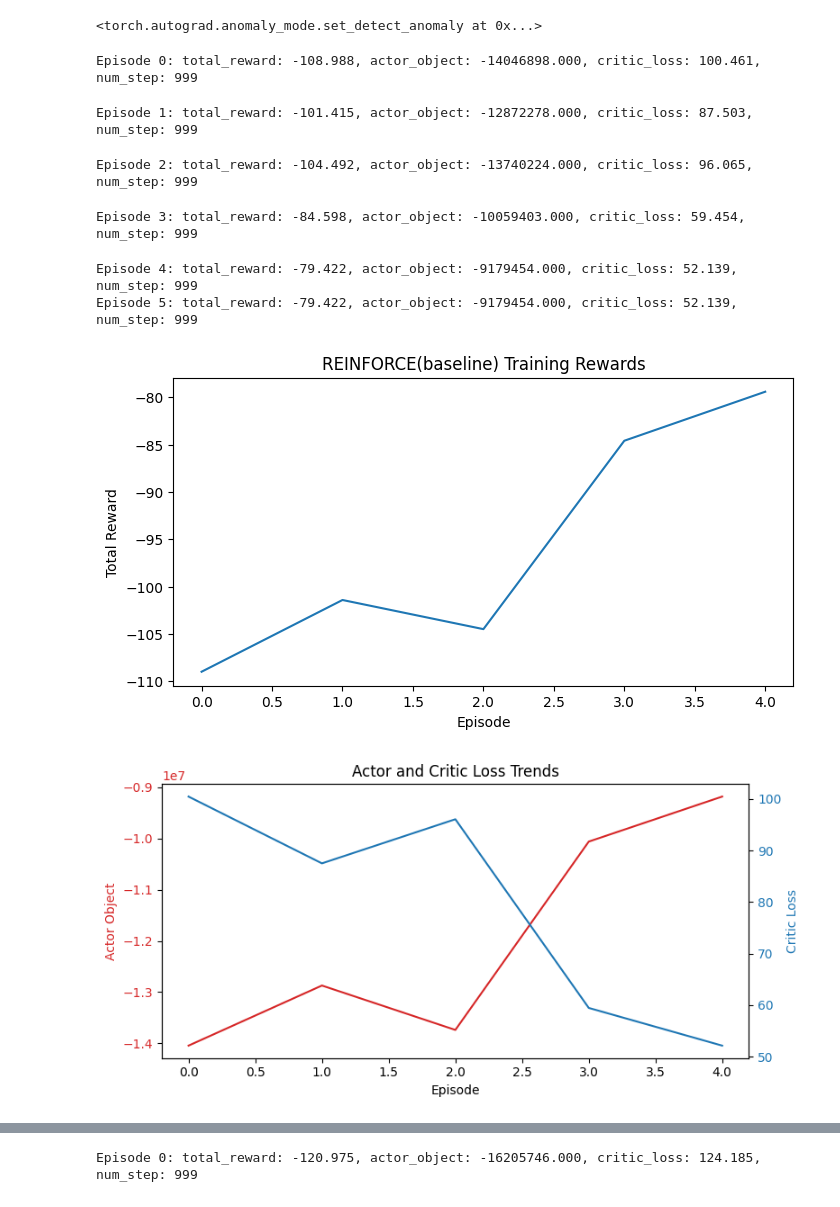
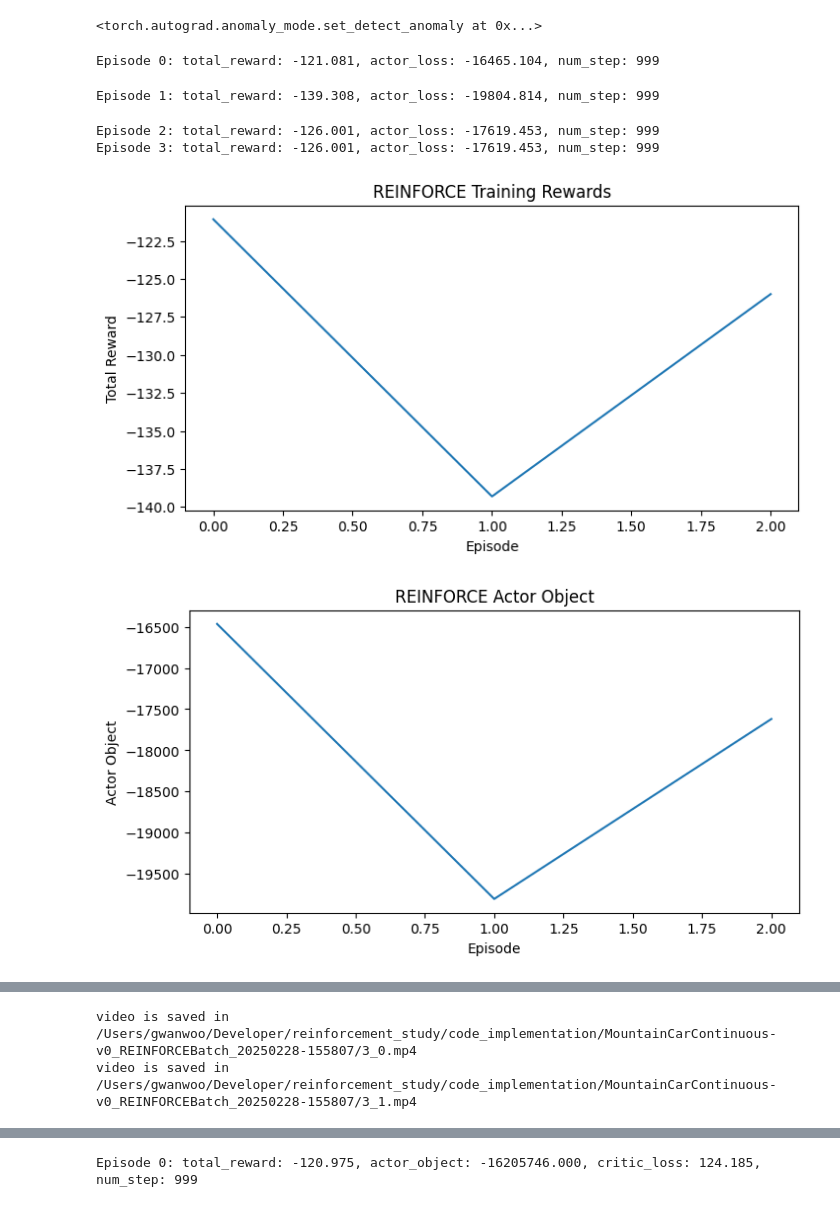
Before and after one commit to gwannuu/reinforcement_study, a Jupyter notebook: code_implementation/mountaincar_continuous_reinforce_baseline.ipynb, the cells around one changed output, grey strips where cells are left out. Cells and saved outputs as stored; diff of their text form; code cells hidden in the pictures.

```diff
--- a/code_implementation/mountaincar_continuous_reinforce_baseline.ipynb
+++ b/code_implementation/mountaincar_continuous_reinforce_baseline.ipynb
@@ -8,50 +8,25 @@ import torch
 torch.autograd.set_detect_anomaly(True)
 # %% [output]
 <torch.autograd.anomaly_mode.set_detect_anomaly at 0x...>
-# %%
-env = gym.make("MountainCarContinuous-v0")
-actor = MountainContinuousActorV2(hidden_dim=64)
-critic = MountainContinuousCritic(hidden_dim=64)
-trainer = REINFORCEwithBaseline(env=env, actor=actor, critic=critic)
-
-# Test training
-episode_rewards, (actor_losses, critic_losses) = trainer.train(
-    num_episodes=5,
-    logging_per_episodes=1,
-    save_per_episodes=1,
-)
-
-plt.figure(figsize=(8,4))
-plt.plot(episode_rewards)
-plt.xlabel("Episode")
-plt.ylabel("Total Reward")
-plt.title("REINFORCE(baseline) Training Rewards")
-plt.show()
-
-# 훈련 후 plot 생성
-fig, ax1 = plt.subplots(figsize=(8, 4))
-
-color = 'tab:red'
-ax1.set_xlabel('Episode')
-ax1.set_ylabel('Actor Object', color=color)
-ax1.plot(actor_losses, color=color, label='Actor Loss')
-ax1.tick_params(axis='y', labelcolor=color)
-
-ax2 = ax1.twinx()  # 두번째 y축 생성
-color = 'tab:blue'
-ax2.set_ylabel('Critic Loss', color=color)
-ax2.plot(critic_losses, color=color, label='Critic Loss')
-ax2.tick_params(axis='y', labelcolor=color)
-
-plt.title("Actor and Critic Loss Trends")
-fig.tight_layout()
-plt.show()
-# %% [output]
-Episode 0: total_reward: -108.988, actor_object: -14046898.000, critic_loss: 100.461, num_step: 999
-Episode 1: total_reward: -101.415, actor_object: -12872278.000, critic_loss: 87.503, num_step: 999
-Episode 2: total_reward: -104.492, actor_object: -13740224.000, critic_loss: 96.065, num_step: 999
-Episode 3: total_reward: -84.598, actor_object: -10059403.000, critic_loss: 59.454, num_step: 999
-Episode 4: total_reward: -79.422, actor_object: -9179454.000, critic_loss: 52.139, num_step: 999
-Episode 5: total_reward: -79.422, actor_object: -9179454.000, critic_loss: 52.139, num_step: 999
-[figure, removed]
-[figure, removed]
+# %%
+env = gym.make("MountainCarContinuous-v0", render_mode="rgb_array")
+actor = MountainContinuousActorV2(hidden_dim=64)
+trainer = REINFORCEBatch(env=env, actor=actor)
+
+# Test training
+num_episode = 3
+episode_rewards, actor_losses = trainer.train(
+    num_episodes=num_episode,
+    logging_per_episodes=1,
+    save_per_episodes=1,
+)
+trainer.plot(*trainer.load_infos())
+frames_list = trainer.render(num_render=2, max_step=500)
+trainer.save_as_video(frames_list, name=num_episode)
+# %% [output]
+Episode 0: total_reward: -121.081, actor_loss: -16465.104, num_step: 999
+Episode 1: total_reward: -139.308, actor_loss: -19804.814, num_step: 999
+Episode 2: total_reward: -126.001, actor_loss: -17619.453, num_step: 999
+Episode 3: total_reward: -126.001, actor_loss: -17619.453, num_step: 999
+[figure, added]
+[figure, added]
@@ -57,0 +35,2 @@ Episode 5: total_reward: -79.422, actor_object: -9179454.000, critic_loss: 52.13
+video is saved in /Users/gwanwoo/Developer/reinforcement_study/code_implementation/MountainCarContinuous-v0_REINFORCEBatch_20250228-155807/3_0.mp4
+video is saved in /Users/gwanwoo/Developer/reinforcement_study/code_implementation/MountainCarContinuous-v0_REINFORCEBatch_20250228-155807/3_1.mp4
```
Also changed, not shown: parts of 4 cells of this notebook, 2 other files.
